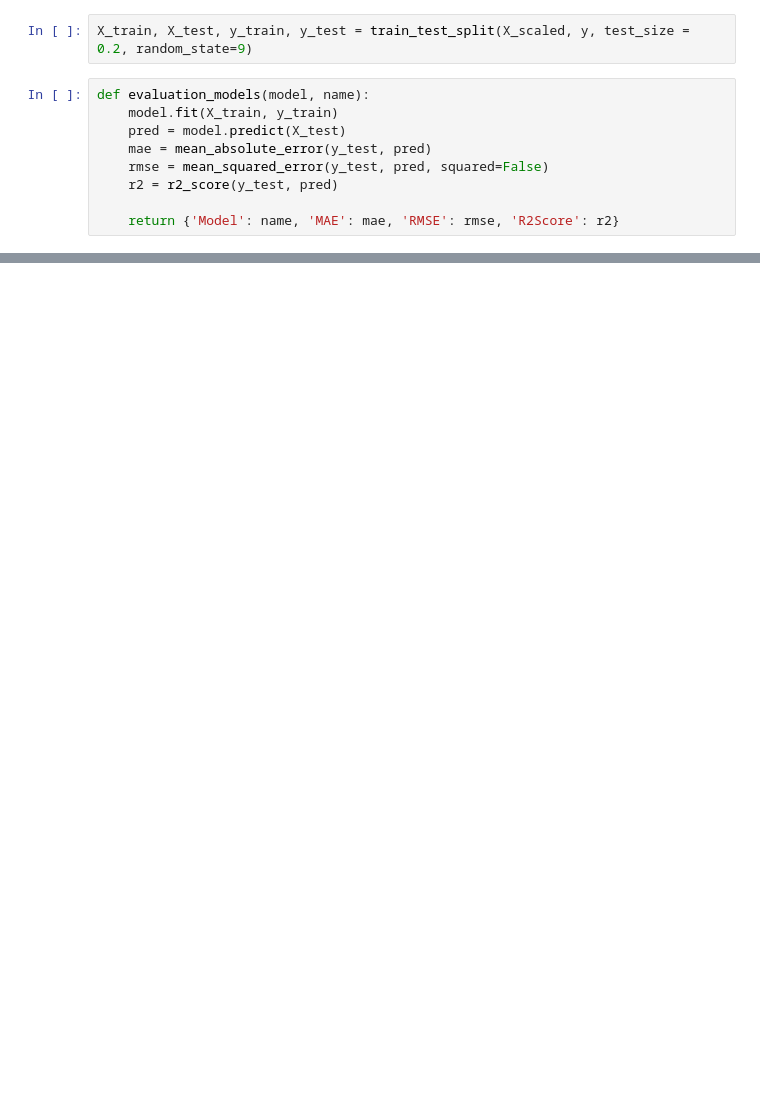
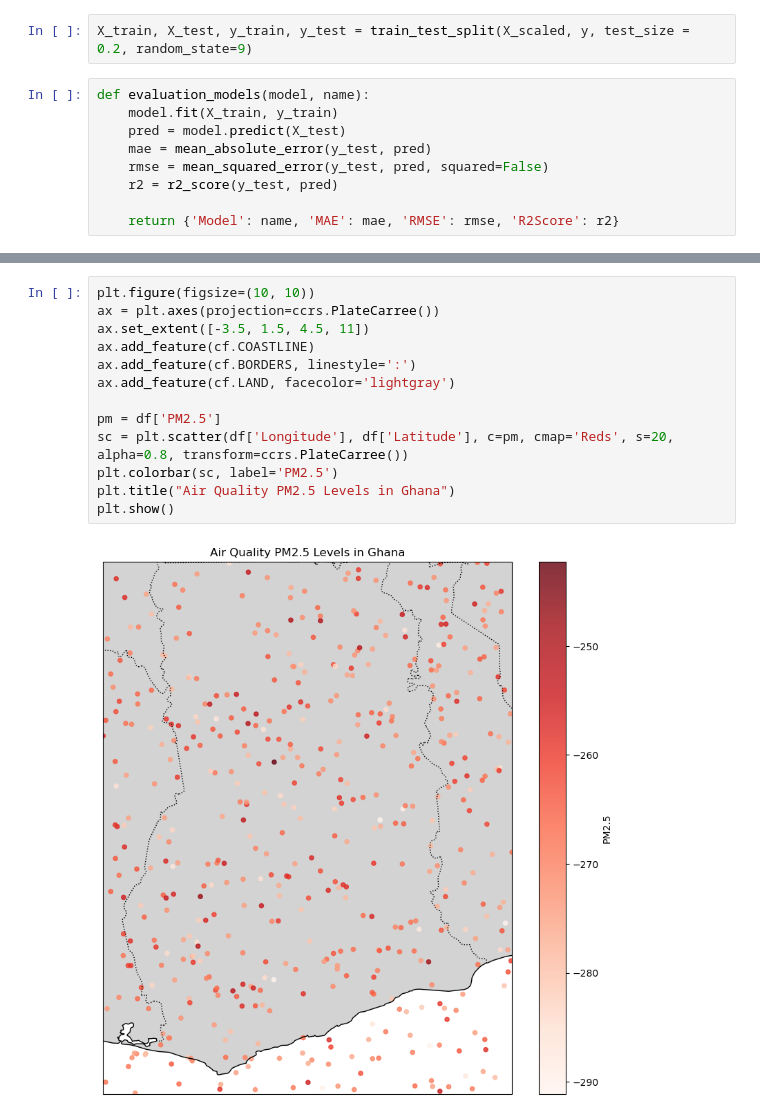
Before and after one commit to TheBishop/ML-Journey, a Jupyter notebook: Day13-Predicting_Air-Quality-Levels-Using-Regression-Models/Project.ipynb, the cells around one changed output, grey strips where cells are left out. Cells and saved outputs as stored; diff of their text form; blank space fills up the shorter version.

```diff
--- a/Day13-Predicting_Air-Quality-Levels-Using-Regression-Models/Project.ipynb
+++ b/Day13-Predicting_Air-Quality-Levels-Using-Regression-Models/Project.ipynb
@@ -146,0 +131,15 @@ NameError: name 'cfeature' is not defined
+# %%
+plt.figure(figsize=(10, 10))
+ax = plt.axes(projection=ccrs.PlateCarree())
+ax.set_extent([-3.5, 1.5, 4.5, 11])
+ax.add_feature(cf.COASTLINE)
+ax.add_feature(cf.BORDERS, linestyle=':')
+ax.add_feature(cf.LAND, facecolor='lightgray')
+
+pm = df['PM2.5']
+sc = plt.scatter(df['Longitude'], df['Latitude'], c=pm, cmap='Reds', s=20, alpha=0.8, transform=ccrs.PlateCarree())
+plt.colorbar(sc, label='PM2.5')
+plt.title("Air Quality PM2.5 Levels in Ghana")
+plt.show()
+# %% [output]
+[figure, added]
```
Also changed, not shown: parts of 9 cells of this notebook, 1 other file.
